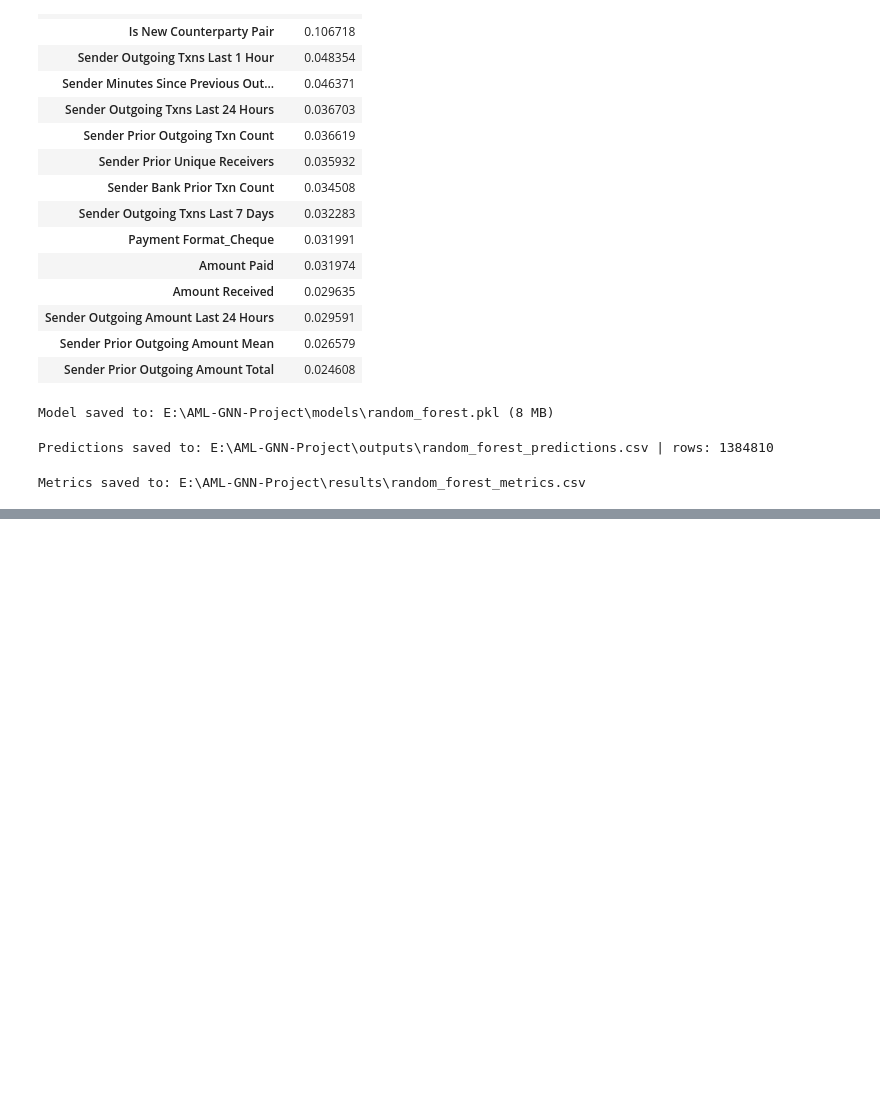
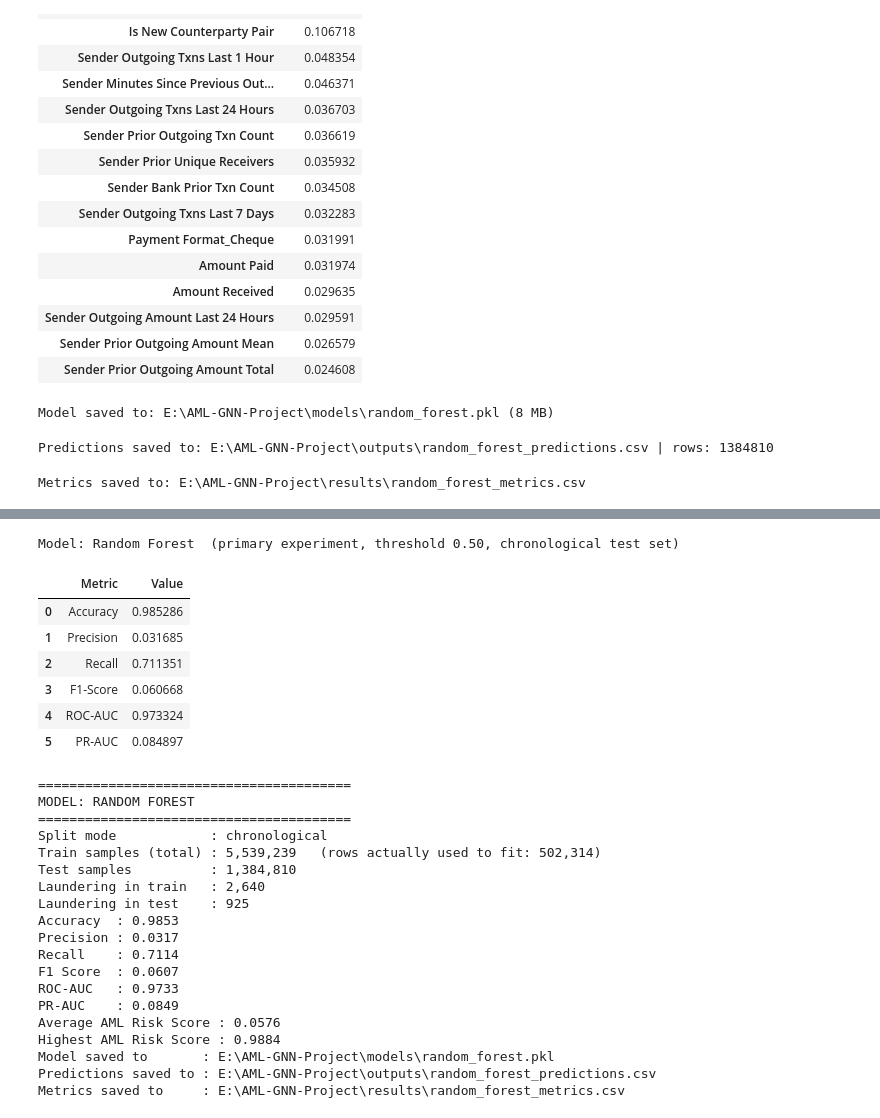
Before and after one commit to listondsouza/AML-GNN-Project, a Jupyter notebook: notebooks/10_baseline_random_forest.ipynb, the cells around one changed output, grey strips where cells are left out. Drawn from its saved outputs; the diff is of its cells as text; code cells hidden in the pictures; blank space fills up the shorter version.

```diff
--- a/notebooks/10_baseline_random_forest.ipynb
+++ b/notebooks/10_baseline_random_forest.ipynb
@@ -915,0 +967,47 @@ Metrics saved to: E:\AML-GNN-Project\results\random_forest_metrics.csv
+# %%
+m = metrics_df[(metrics_df["Experiment"] == primary_name) & (metrics_df["Threshold Type"] == "fixed 0.50")].iloc[0]
+summary_table = pd.DataFrame({"Metric": ["Accuracy", "Precision", "Recall", "F1-Score", "ROC-AUC", "PR-AUC"],
+                              "Value": [m["Accuracy"], m["Precision"], m["Recall"], m["F1-Score"], m["ROC-AUC"], m["PR-AUC"]]})
+print("Model: Random Forest  (primary experiment, threshold 0.50, chronological test set)")
+display(summary_table)
+
+print("=" * 40); print("MODEL: RANDOM FOREST"); print("=" * 40)
+print(f"Split mode            : {SPLIT_MODE}")
+print(f"Train samples (total) : {len(train_idx):,}   (rows actually used to fit: {len(fit_idx):,})")
+print(f"Test samples          : {len(test_idx):,}")
+print(f"Laundering in train   : {int(y[train_idx].sum()):,}")
+print(f"Laundering in test    : {int(y[test_idx].sum()):,}")
+print(f"Accuracy  : {m['Accuracy']:.4f}"); print(f"Precision : {m['Precision']:.4f}"); print(f"Recall    : {m['Recall']:.4f}")
+print(f"F1 Score  : {m['F1-Score']:.4f}"); print(f"ROC-AUC   : {m['ROC-AUC']:.4f}"); print(f"PR-AUC    : {m['PR-AUC']:.4f}")
+print(f"Average AML Risk Score : {score_test.mean():.4f}"); print(f"Highest AML Risk Score : {score_test.max():.4f}")
+print("Model saved to       :", MODEL_PATH); print("Predictions saved to :", PRED_PATH); print("Metrics saved to     :", METRICS_PATH)
+if SPLIT_MODE != "chronological":
+    print("\n*** WARNING: fallback random split was used - NOT a true future-prediction evaluation. ***")
+# %% [output]
+Model: Random Forest  (primary experiment, threshold 0.50, chronological test set)
+|  | Metric | Value |
+| 0 | Accuracy | 0.985286 |
+| 1 | Precision | 0.031685 |
+| 2 | Recall | 0.711351 |
+| 3 | F1-Score | 0.060668 |
+| 4 | ROC-AUC | 0.973324 |
+| 5 | PR-AUC | 0.084897 |
+========================================
+MODEL: RANDOM FOREST
+========================================
+Split mode            : chronological
+Train samples (total) : 5,539,239   (rows actually used to fit: 502,314)
+Test samples          : 1,384,810
+Laundering in train   : 2,640
+Laundering in test    : 925
+Accuracy  : 0.9853
+Precision : 0.0317
+Recall    : 0.7114
+F1 Score  : 0.0607
+ROC-AUC   : 0.9733
+PR-AUC    : 0.0849
+Average AML Risk Score : 0.0576
+Highest AML Risk Score : 0.9884
+Model saved to       : E:\AML-GNN-Project\models\random_forest.pkl
+Predictions saved to : E:\AML-GNN-Project\outputs\random_forest_predictions.csv
+Metrics saved to     : E:\AML-GNN-Project\results\random_forest_metrics.csv
```
Also changed, not shown: parts of 5 cells of this notebook, 19 other files.
